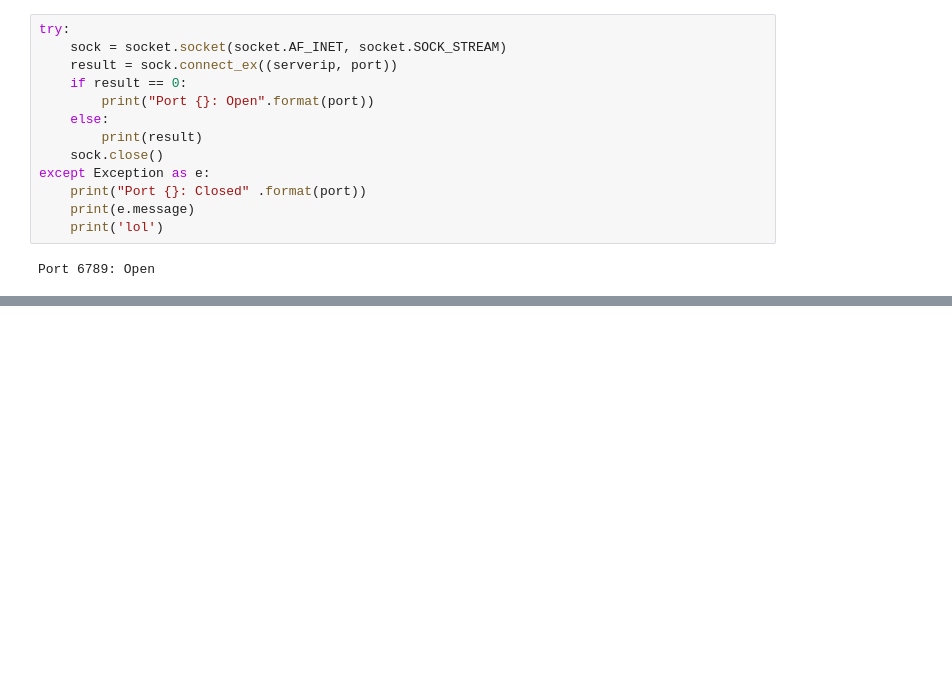
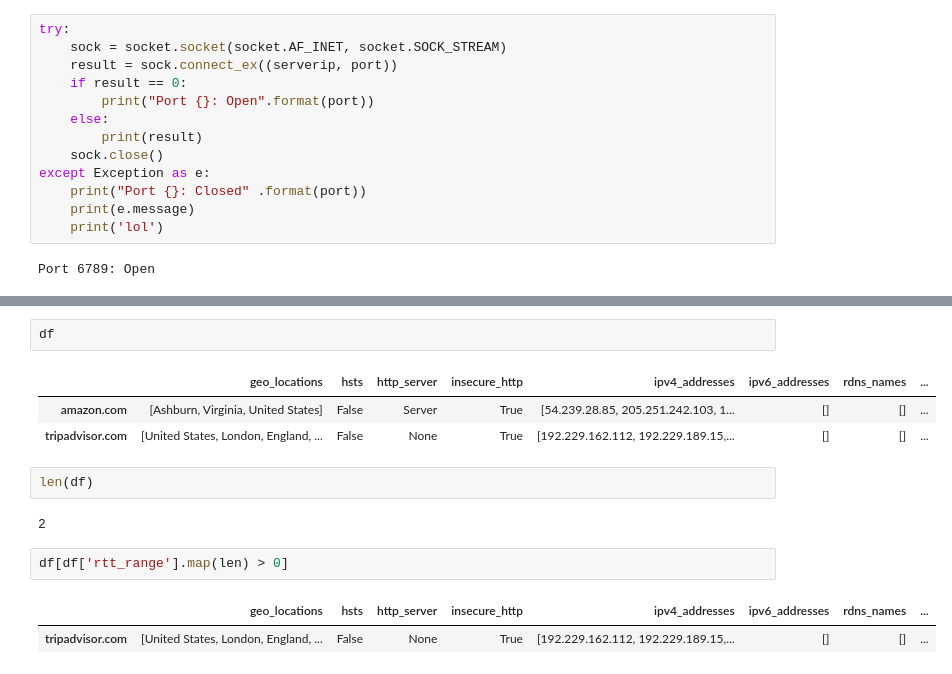
Before and after one commit to ckive/Network-scanner, a Jupyter notebook: Untitled.ipynb, the cells around one changed output, grey strips where cells are left out. Drawn from its saved outputs; the diff is of its cells as text; blank space fills up the shorter version.

```diff
--- a/Untitled.ipynb
+++ b/Untitled.ipynb
@@ -55,0 +145,15 @@ def root_ca(target):
+# %%
+df
+# %% [output]
+|  | geo_locations | hsts | http_server | insecure_http | ipv4_addresses | ipv6_addresses | rdns_names | ... |
+| amazon.com | [Ashburn, Virginia, United States] | False | Server | True | [54.239.28.85, 205.251.242.103, 1... | [] | [] | ... |
+| tripadvisor.com | [United States, London, England, ... | False | None | True | [192.229.162.112, 192.229.189.15,... | [] | [] | ... |
+# %%
+len(df)
+# %% [output]
+2
+# %%
+df[df['rtt_range'].map(len) > 0]
+# %% [output]
+|  | geo_locations | hsts | http_server | insecure_http | ipv4_addresses | ipv6_addresses | rdns_names | ... |
+| tripadvisor.com | [United States, London, England, ... | False | None | True | [192.229.162.112, 192.229.189.15,... | [] | [] | ... |
```
Also changed, not shown: parts of 36 cells of this notebook, 12 other files.
